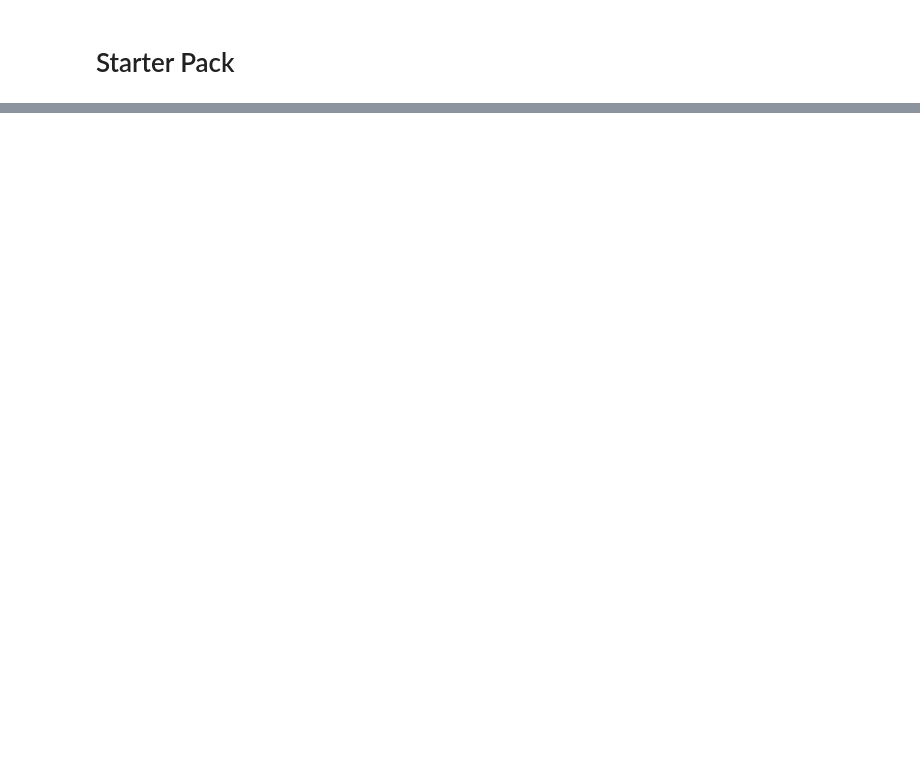
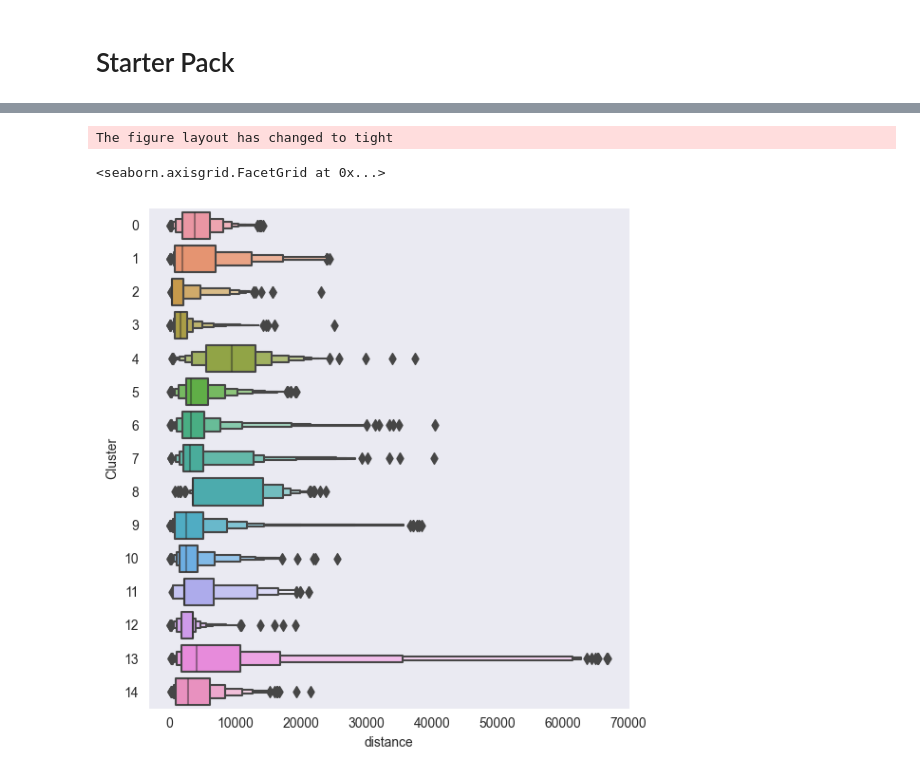
Before and after one commit to keanteng/flood_risk_model_2, a Jupyter notebook: 16regression.ipynb, the cells around one changed output, grey strips where cells are left out. Saved outputs shown, nothing was run; the diff lists cells and outputs as text; code cells hidden in the pictures; blank space fills up the shorter version.

```diff
--- a/16regression.ipynb
+++ b/16regression.ipynb
@@ -31,0 +88,6 @@ data = data[columns]
+# %%
+sns.catplot(x = 'distance', y = 'Cluster', data = data, kind = 'boxen', height=6)
+# %% [output]
+The figure layout has changed to tight
+<seaborn.axisgrid.FacetGrid at 0x...>
+[figure, added]
```
Also changed, not shown: parts of 35 cells of this notebook, 2 other files.
